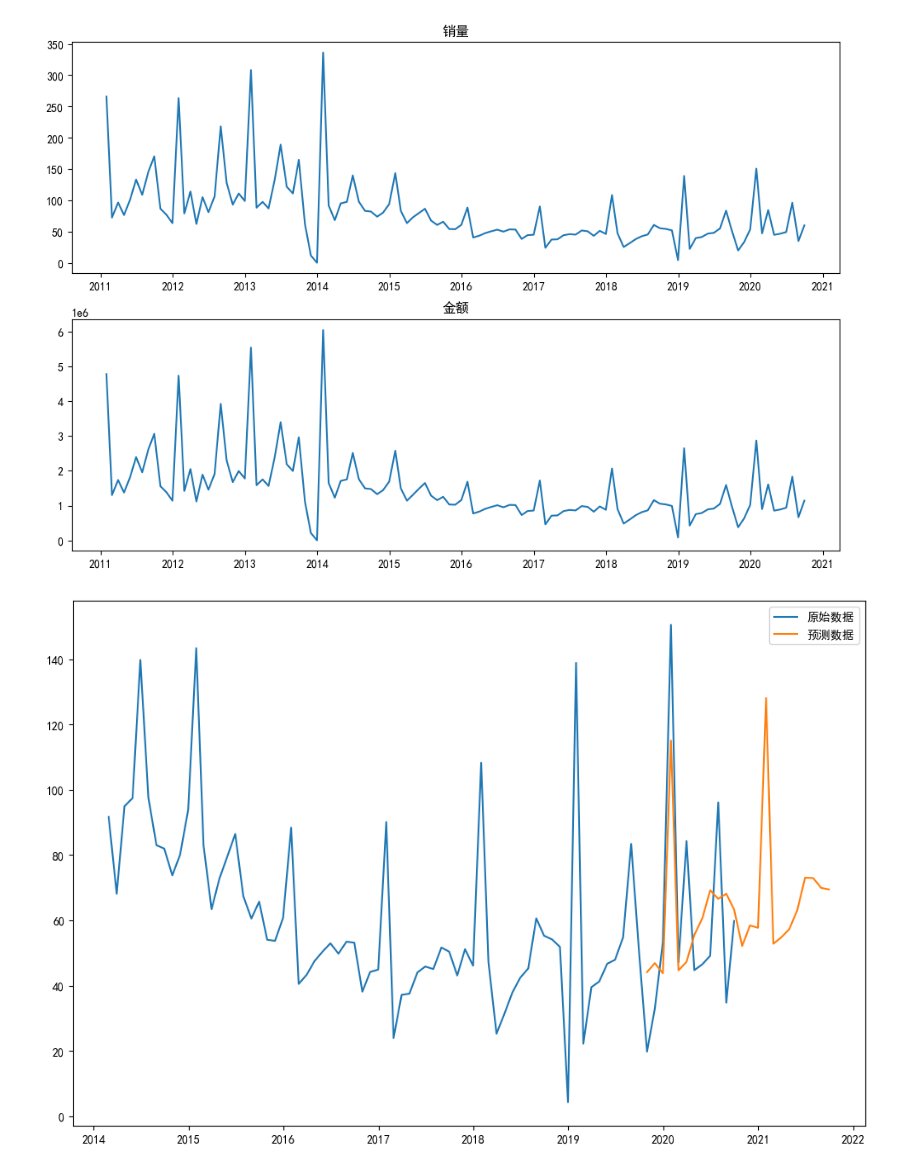
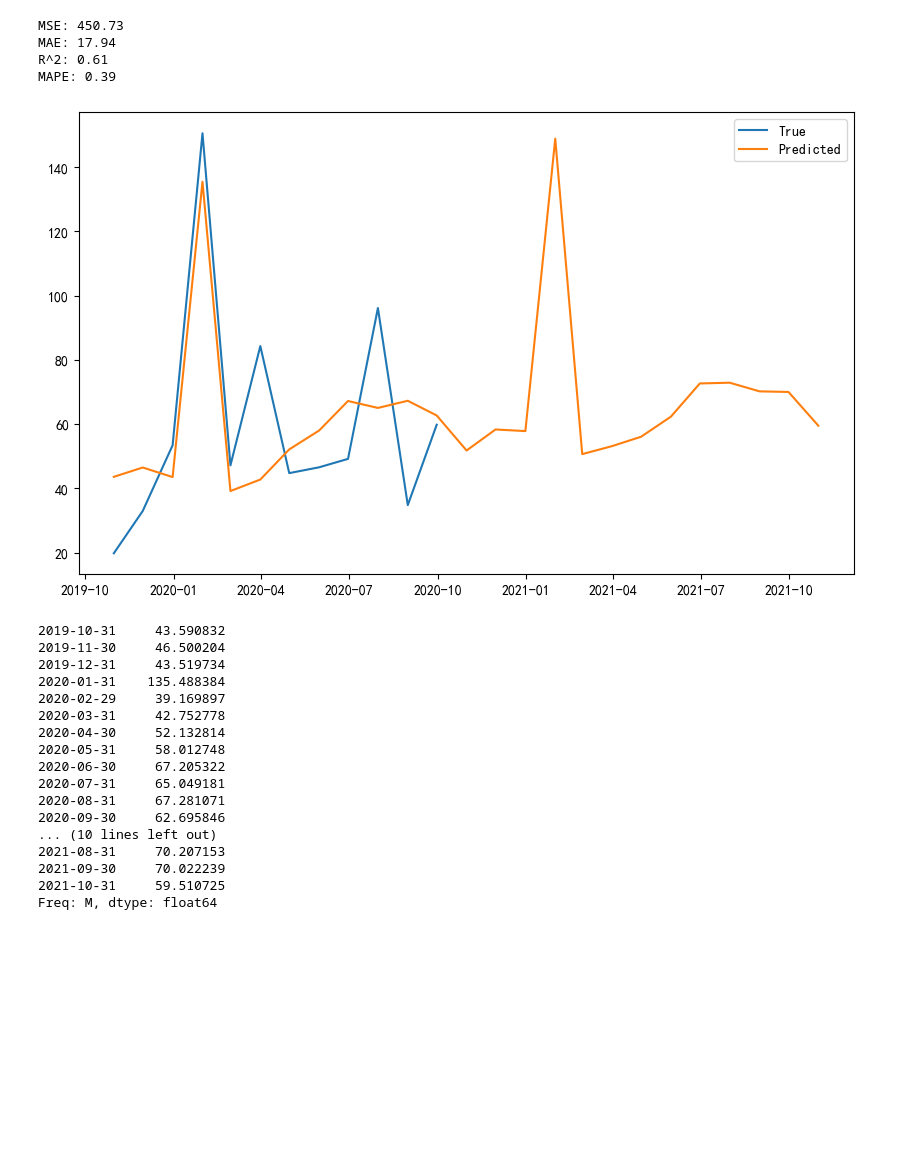
Before and after one commit to hh66911/2024-dingding-A, a Jupyter notebook: esmodel.ipynb, the cells around one changed output. Drawn from its saved outputs; the diff is of its cells as text; code cells hidden in the pictures; blank space fills up the shorter version.

```diff
--- a/esmodel.ipynb
+++ b/esmodel.ipynb
@@ -24,12 +10,0 @@ df = pd.DataFrame(data_array, index=index, columns=['销量', '金额'])
-# %%
-# 画出销量和金额的时间序列图
-plt.figure(figsize=(12, 8))
-plt.subplot(211)
-plt.plot(df['销量'])
-plt.title('销量')
-plt.subplot(212)
-plt.plot(df['金额'])
-plt.title('金额')
-plt.show()
-# %% [output]
-[figure, removed]
@@ -46,27 +11,32 @@ normalized_series = pd.Series(normalized_data, index=series.index)
-# %%
-# 创建并拟合模型
-model = ExponentialSmoothing(normalized_series, seasonal_periods=12)
-
-# 使用 fit 方法来拟合模型
-model_fit = model.fit()
-
-# 使用 predict 方法来预测最后12个和未来12个月的销量
-forecast_start = series.index[-12]
-forecast_end = forecast_start + pd.DateOffset(months=23)
-forecast = model_fit.predict(start=forecast_start, end=forecast_end)
-
-# 将预测的值转换为原始的数据范围
-forecast = scaler.inverse_transform(forecast.values.reshape(-1, 1)).reshape(-1)
-
-# 创建一个新的时间索引
-forecast_index = pd.date_range(start=forecast_start, end=forecast_end, freq='M')
-forecast = pd.Series(forecast, index=forecast_index)
-
-# 画出原始数据和预测数据
-plt.figure(figsize=(12, 8))
-plt.plot(series, label='原始数据')
-plt.plot(forecast, label='预测数据')
-plt.legend()
-plt.show()
-# %% [output]
-[figure, removed]
+# %%
+series, scaler = model_predict.read_data_series(scale=True)
+# %%
+# 创建并拟合模型
+model = ExponentialSmoothing(series, seasonal='add', trend='add', seasonal_periods=12)
+# 使用 fit 方法来拟合模型
+model_fit = model.fit()
+# %%
+model_predict.predict_to_future_es(model_fit, series, scaler)
+# %% [output]
+MSE: 450.73
+MAE: 17.94
+R^2: 0.61
+MAPE: 0.39
+[figure, added]
+2019-10-31     43.590832
+2019-11-30     46.500204
+2019-12-31     43.519734
+2020-01-31    135.488384
+2020-02-29     39.169897
+2020-03-31     42.752778
+2020-04-30     52.132814
+2020-05-31     58.012748
+2020-06-30     67.205322
+2020-07-31     65.049181
+2020-08-31     67.281071
+2020-09-30     62.695846
+... (10 lines left out)
+2021-08-31     70.207153
+2021-09-30     70.022239
+2021-10-31     59.510725
+Freq: M, dtype: float64
```
Also changed, not shown: parts of 3 cells of this notebook, 3 other files.
